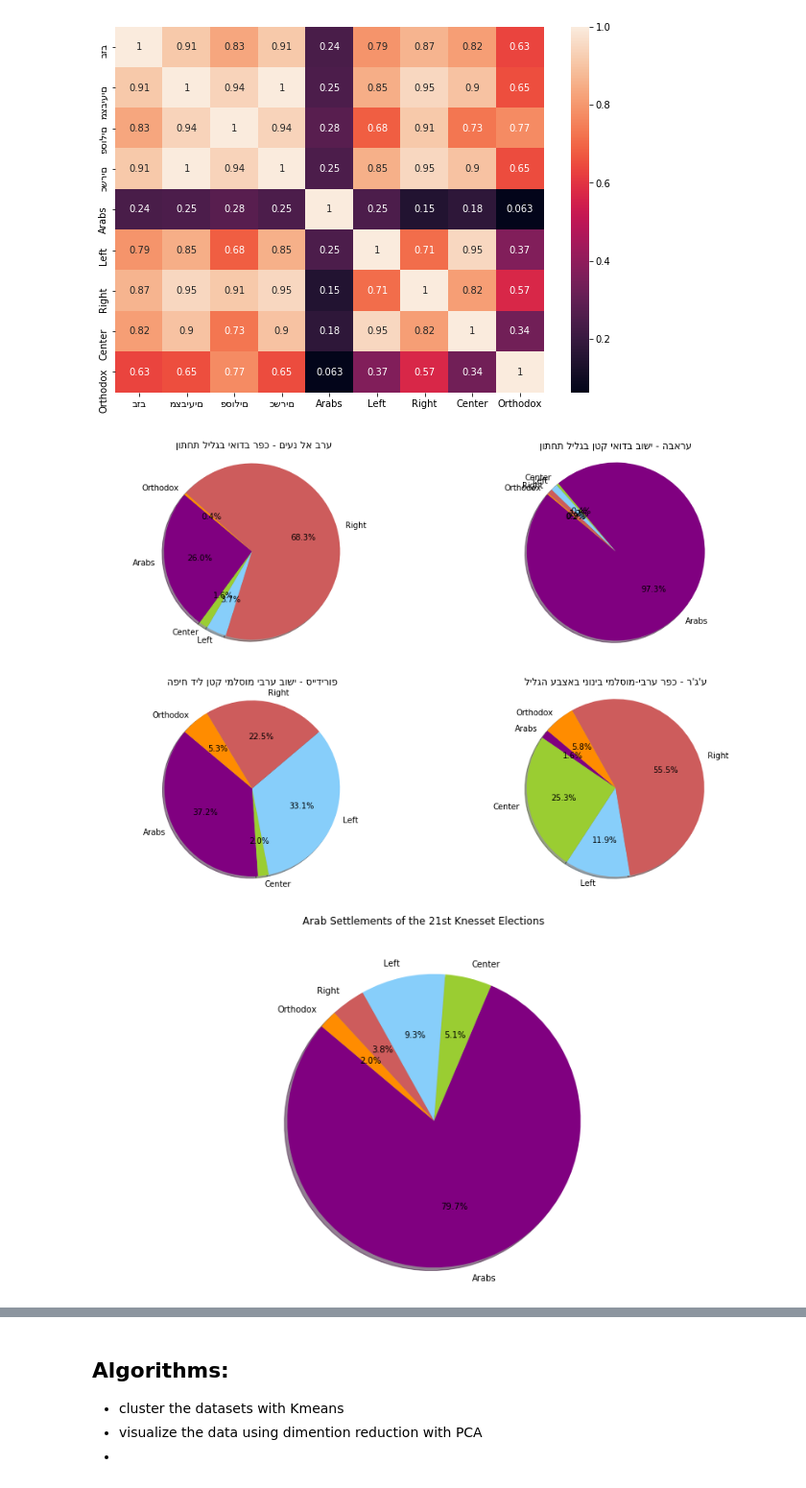
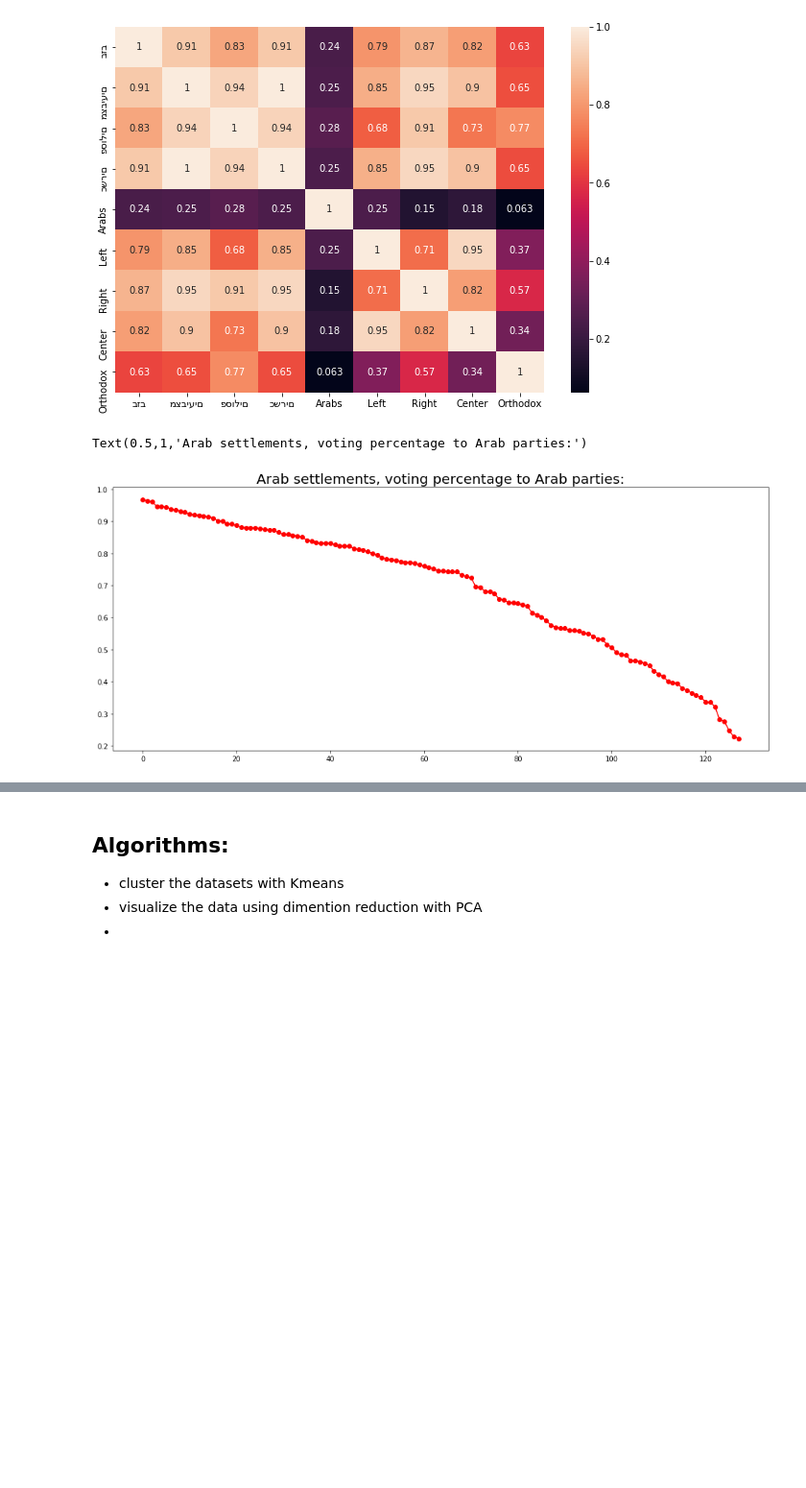
Before and after one commit to alexeyvasy/knesset-elections, a Jupyter notebook: Knesset Elections - Final Project.ipynb, the cells around one changed output, grey strips where cells are left out. Shown: that part at 96% size. Cells and saved outputs as stored; diff of their text form; code cells hidden in the pictures; blank space fills up the shorter version.

```diff
--- a/Knesset Elections - Final Project.ipynb
+++ b/Knesset Elections - Final Project.ipynb
@@ -323,50 +323,54 @@ sb.heatmap(knesset21elections.corr(), annot=True);
 # %% [output]
 [figure]
 # %%
-fig = plt.figure(figsize=(15,10))
+#  insert here something else..... or delete completely
 
-ax1 = plt.subplot(2,2,1)
-sizes_arabs = classified_summed_votes_list(knesset21elections.loc["ערב אל נעים"])
-ax1.pie(sizes_arabs, labels=labels, colors=colors, autopct='%1.1f%%', shadow=True, startangle=140)
-title = "ערב אל נעים - כפר בדואי בגליל תחתון "
-ax1.set_title(title[::-1])
-ax1.axis('equal')
+# fig = plt.figure(figsize=(15,10))
 
-ax2 = plt.subplot(2,2,2)
-sizes_arabs = classified_summed_votes_list(knesset21elections.loc["עראבה"])
-ax2.pie(sizes_arabs, labels=labels, colors=colors, autopct='%1.1f%%', shadow=True, startangle=140)
-title1 = "עראבה - ישוב בדואי קטן בגליל תחתון"
-ax2.set_title(title1[::-1])
-ax2.axis('equal')
+# ax1 = plt.subplot(2,2,1)
+# sizes_arabs = classified_summed_votes_list(knesset21elections.loc["ערב אל נעים"])
+# ax1.pie(sizes_arabs, labels=labels, colors=colors, autopct='%1.1f%%', shadow=True, startangle=140)
+# title = "ערב אל נעים - כפר בדואי בגליל תחתון "
+# ax1.set_title(title[::-1])
+# ax1.axis('equal')
+
+# ax2 = plt.subplot(2,2,2)
+# sizes_arabs = classified_summed_votes_list(knesset21elections.loc["עראבה"])
+# ax2.pie(sizes_arabs, labels=labels, colors=colors, autopct='%1.1f%%', shadow=True, startangle=140)
+# title1 = "עראבה - ישוב בדואי קטן בגליל תחתון"
+# ax2.set_title(title1[::-1])
+# ax2.axis('equal')
 
 
-ax3 = plt.subplot(2,2,3)
-sizes_arabs = classified_summed_votes_list(knesset21elections.loc["פוריידיס"])
-ax3.pie(sizes_arabs, labels=labels, colors=colors, autopct='%1.1f%%', shadow=True, startangle=140)
-title2 = "פורידייס - ישוב ערבי מוסלמי קטן ליד חיפה"
-ax3.set_title(title2[::-1])
-ax3.axis('equal')
+# ax3 = plt.subplot(2,2,3)
+# sizes_arabs = classified_summed_votes_list(knesset21elections.loc["פוריידיס"])
+# ax3.pie(sizes_arabs, labels=labels, colors=colors, autopct='%1.1f%%', shadow=True, startangle=140)
+# title2 = "פורידייס - ישוב ערבי מוסלמי קטן ליד חיפה"
+# ax3.set_title(title2[::-1])
+# ax3.axis('equal')
 
-ax3 = plt.subplot(2,2,4)
-sizes_arabs = classified_summed_votes_list(knesset21elections.loc["ע'ג'ר"])
-ax3.pie(sizes_arabs, labels=labels, colors=colors, autopct='%1.1f%%', shadow=True, startangle=140)
-title3 = "ע'ג'ר - כפר ערבי-מוסלמי בינוני באצבע הגליל"
-ax3.set_title(title3[::-1])
-ax3.axis('equal')
+# ax3 = plt.subplot(2,2,4)
+# sizes_arabs = classified_summed_votes_list(knesset21elections.loc["ע'ג'ר"])
+# ax3.pie(sizes_arabs, labels=labels, colors=colors, autopct='%1.1f%%', shadow=True, startangle=140)
+# title3 = "ע'ג'ר - כפר ערבי-מוסלמי בינוני באצבע הגליל"
+# ax3.set_title(title3[::-1])
+# ax3.axis('equal')
 
 
-plt.show()
+# plt.show()
 
-fig = plt.figure(figsize=(14,7))
+# fig = plt.figure(figsize=(14,7))
 
-fig.suptitle("Arab Settlements of the 21st Knesset Elections")
-sizes_arabs = classified_summed_votes_list(knesset21elections[knesset21elections["Arabs"] / knesset21elections["כשרים"] > 0.21])
-plt.pie(sizes_arabs, labels=labels, colors=colors, autopct='%1.1f%%', shadow=True, startangle=140)
-plt.axis('equal')
-plt.show()
+# fig.suptitle("Arab Settlements of the 21st Knesset Elections")
+# sizes_arabs = classified_summed_votes_list(knesset21elections[knesset21elections["Arabs"] / knesset21elections["כשרים"] > 0.21])
+# plt.pie(sizes_arabs, labels=labels, colors=colors, autopct='%1.1f%%', shadow=True, startangle=140)
+# plt.axis('equal')
+# plt.show()
 
 arab_settlements = knesset21elections[knesset21elections["Arabs"] / knesset21elections["כשרים"] > 0.21]
-(arab_settlements["Arabs"] / arab_settlements["כשרים"]).sort_values(ascending=False)
+plt.figure(figsize=(17,7))
+plt.plot((arab_settlements["Arabs"] / arab_settlements["כשרים"]).sort_values(ascending=False).values, "ro-")
+plt.title("Arab settlements, voting percentage to Arab parties:", size=20)
 # %% [output]
+Text(0.5,1,'Arab settlements, voting percentage to Arab parties:')
-[figure, old version]
+[figure, new version]
-[figure, removed]
```
Also changed, not shown: parts of 4 cells of this notebook.
